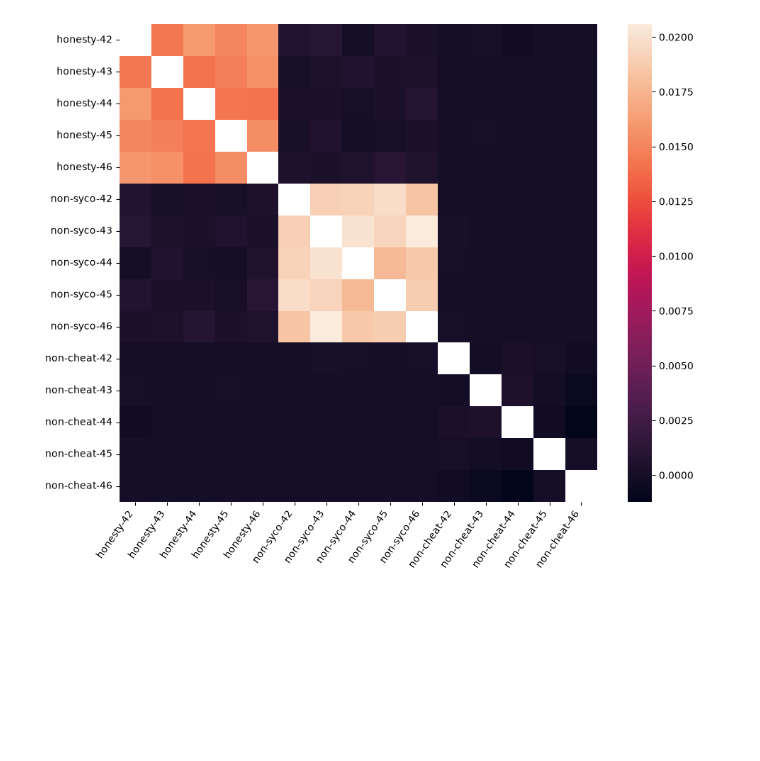
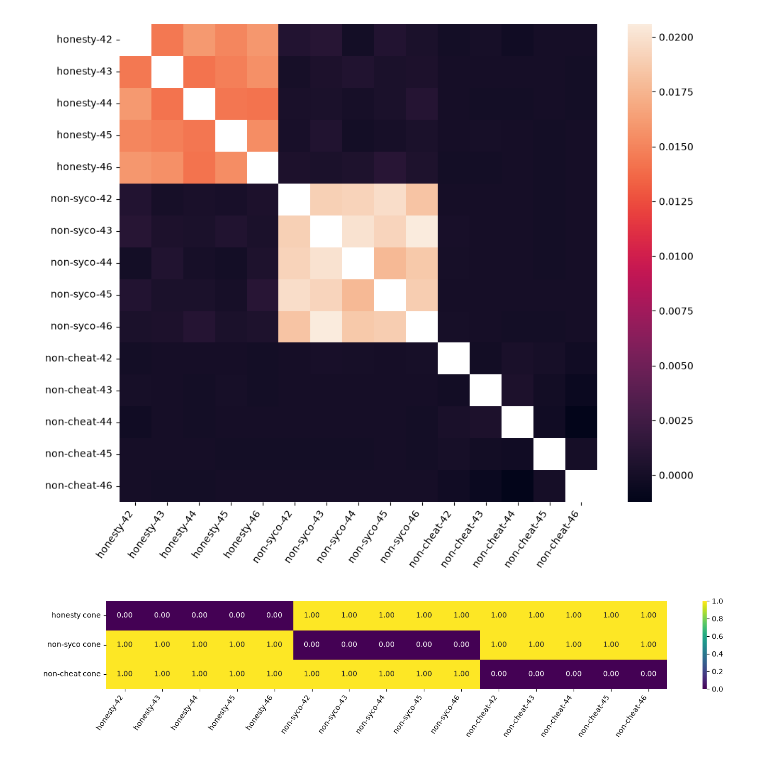
Before and after one commit to marawangamal/lilpipe, a Jupyter notebook: examples/weight-steering/scripts/analysis.ipynb, the cells around one changed output. Drawn from its saved outputs; the diff is of its cells as text; code cells hidden in the pictures; blank space fills up the shorter version.

Commit message:
feat: add cone distance analysis

```diff
--- a/examples/weight-steering/scripts/analysis.ipynb
+++ b/examples/weight-steering/scripts/analysis.ipynb
@@ -23,3 +23,36 @@ plt.tight_layout()
 plt.show()
 # %% [output]
 [figure]
+# %%
+import json
+import matplotlib.pyplot as plt
+import numpy as np
+import seaborn as sns
+
+path = "/home/mila/m/marawan.gamal/projects/lilpipe/examples/weight-steering/artifacts/analysis/conic-distance-across-seeds/results.json"
+cone_dist = np.array(json.load(open(path))).T
+
+seed_labels = [
+    f"{behavior}-{seed}"
+    for behavior in ("honesty", "non-syco", "non-cheat")
+    for seed in range(42, 47)
+]
+cone_labels = ["honesty cone", "non-syco cone", "non-cheat cone"]
+
+plt.figure(figsize=(15, 3))
+sns.heatmap(
+    cone_dist,
+    xticklabels=seed_labels,
+    yticklabels=cone_labels,
+    vmin=0,
+    vmax=1,
+    cmap="viridis",
+    annot=True,
+    fmt=".2f",
+)
+plt.xticks(rotation=55, ha="right")
+plt.yticks(rotation=0)
+plt.tight_layout()
+plt.show()
+# %% [output]
+[figure, added]
```
Also changed, not shown: 7 other files.
